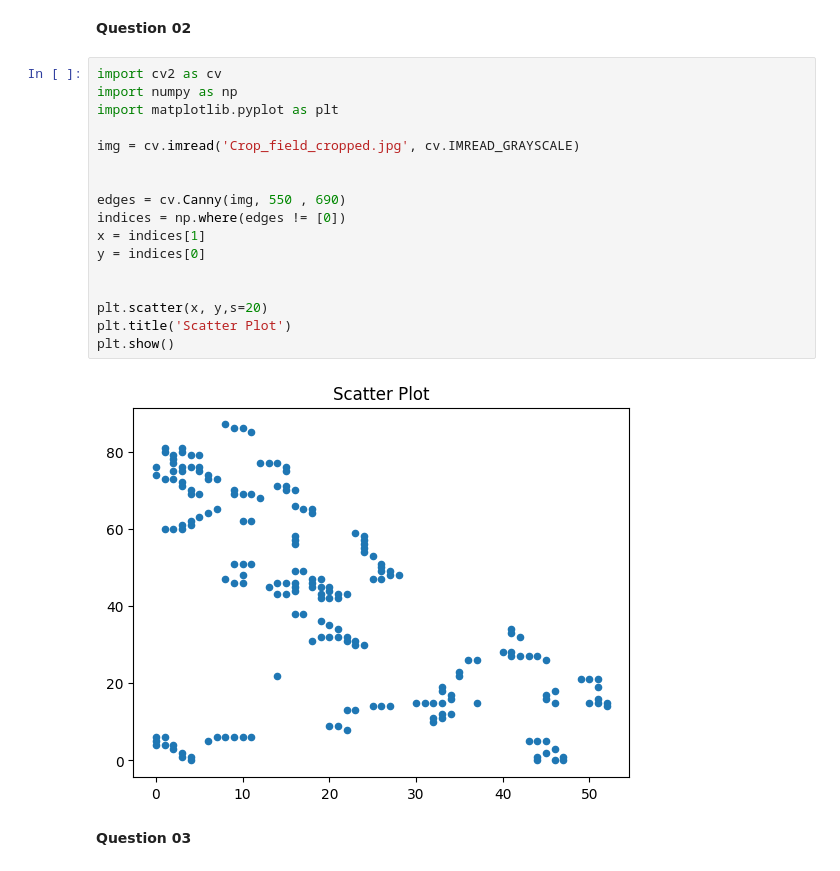
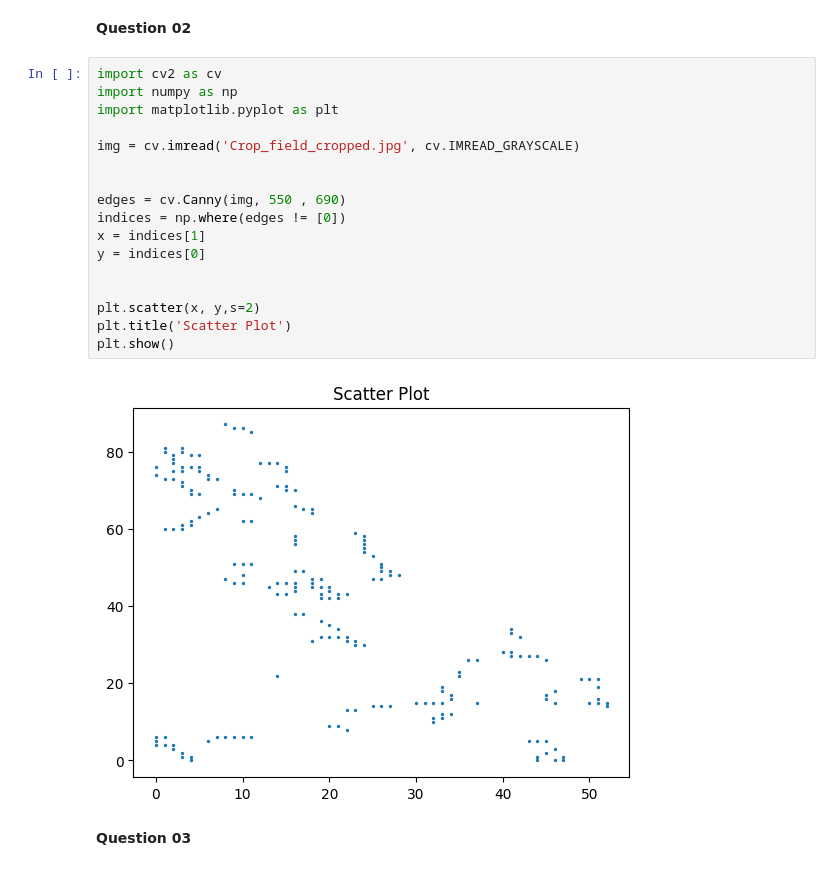
Before and after one commit to thej20d/VS-NEW, a Jupyter notebook: Assignment/Assignment 02/Assignment 2.ipynb, the cells around one changed output. Saved outputs shown, nothing was run; the diff lists cells and outputs as text.

```diff
--- a/Assignment/Assignment 02/Assignment 2.ipynb
+++ b/Assignment/Assignment 02/Assignment 2.ipynb
@@ -29,22 +29,22 @@ plt.show()
 # %%
 import cv2 as cv
 import numpy as np
 import matplotlib.pyplot as plt
 
 img = cv.imread('Crop_field_cropped.jpg', cv.IMREAD_GRAYSCALE)
 
 
 edges = cv.Canny(img, 550 , 690)
 indices = np.where(edges != [0])
 x = indices[1]
 y = indices[0]
 
 
-plt.scatter(x, y,s=20)
+plt.scatter(x, y,s=2)
 plt.title('Scatter Plot')
 plt.show()
 # %% [output]
-[figure, old version]
+[figure, new version]
 # %% [markdown]
 **Question 03**
 # %%
```
